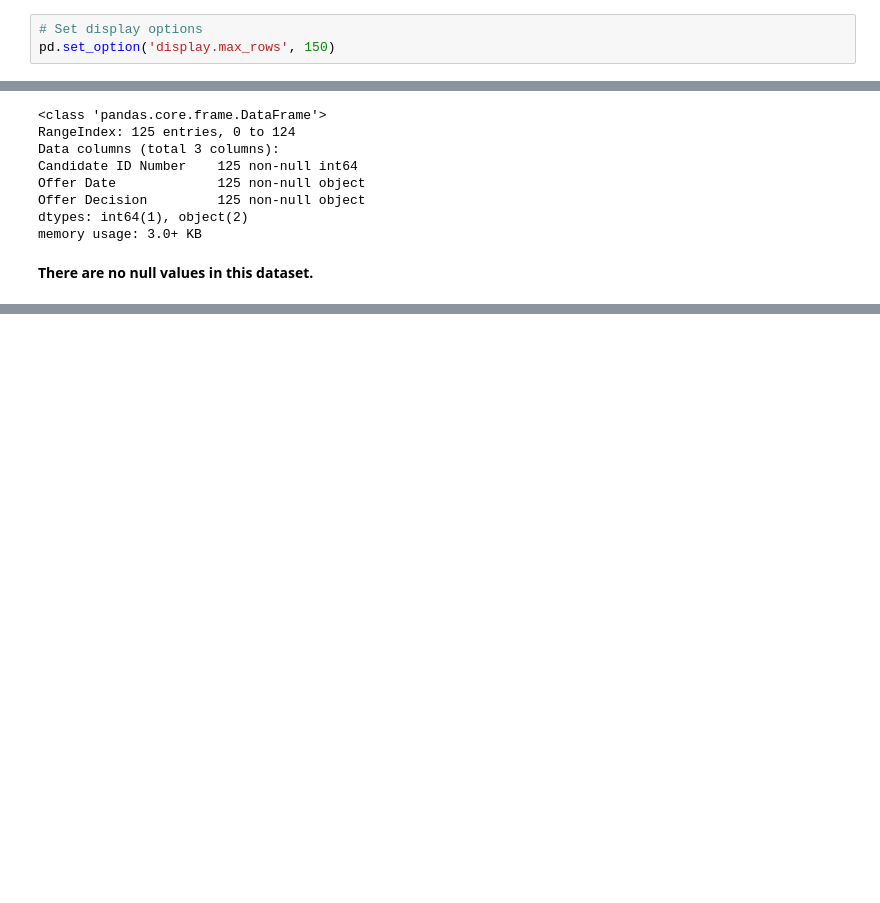
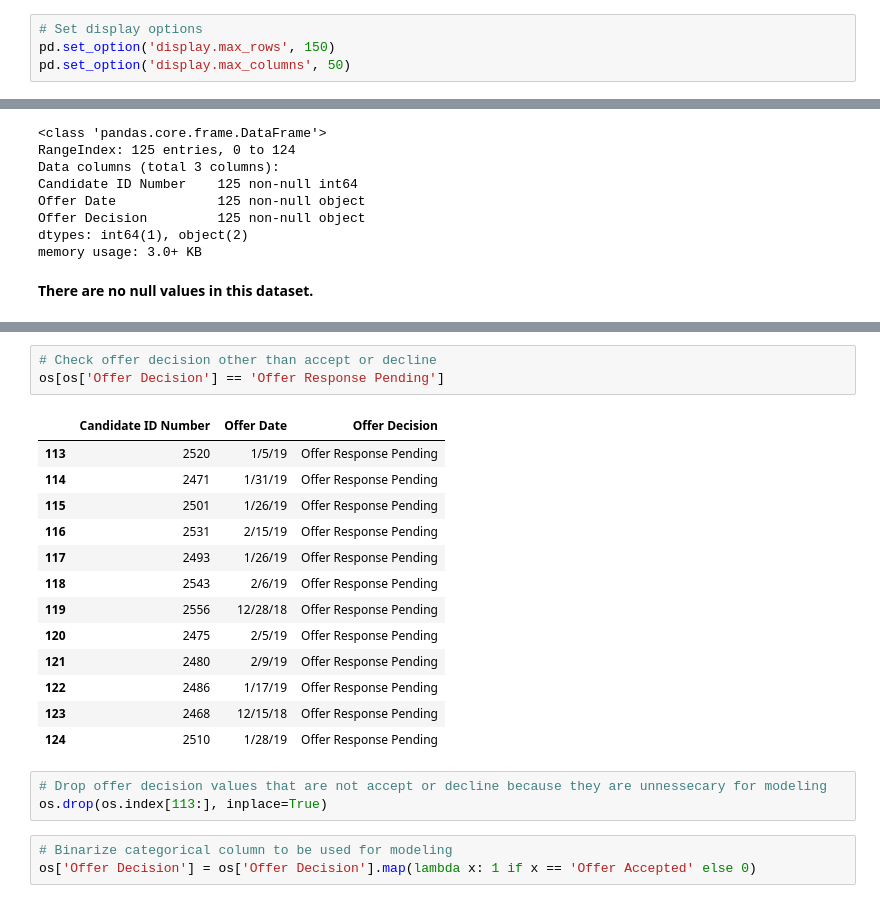
Before and after one commit to danhyunkim/HCAR-Analytics-Report, a Jupyter notebook: Human Capital Analytics and Reporting Case Study.ipynb, the cells around one changed output, grey strips where cells are left out. Cells and saved outputs as stored; diff of their text form; blank space fills up the shorter version.

```diff
--- a/Human Capital Analytics and Reporting Case Study.ipynb
+++ b/Human Capital Analytics and Reporting Case Study.ipynb
@@ -19,3 +17,4 @@ warnings.filterwarnings("ignore")
 # %%
 # Set display options
 pd.set_option('display.max_rows', 150)
+pd.set_option('display.max_columns', 50)
@@ -139,0 +258,23 @@ memory usage: 3.0+ KB
+# %%
+# Check offer decision other than accept or decline
+os[os['Offer Decision'] == 'Offer Response Pending']
+# %% [output]
+|  | Candidate ID Number | Offer Date | Offer Decision |
+| 113 | 2520 | 1/5/19 | Offer Response Pending |
+| 114 | 2471 | 1/31/19 | Offer Response Pending |
+| 115 | 2501 | 1/26/19 | Offer Response Pending |
+| 116 | 2531 | 2/15/19 | Offer Response Pending |
+| 117 | 2493 | 1/26/19 | Offer Response Pending |
+| 118 | 2543 | 2/6/19 | Offer Response Pending |
+| 119 | 2556 | 12/28/18 | Offer Response Pending |
+| 120 | 2475 | 2/5/19 | Offer Response Pending |
+| 121 | 2480 | 2/9/19 | Offer Response Pending |
+| 122 | 2486 | 1/17/19 | Offer Response Pending |
+| 123 | 2468 | 12/15/18 | Offer Response Pending |
+| 124 | 2510 | 1/28/19 | Offer Response Pending |
+# %%
+# Drop offer decision values that are not accept or decline because they are unnessecary for modeling
+os.drop(os.index[113:], inplace=True)
+# %%
+# Binarize categorical column to be used for modeling
+os['Offer Decision'] = os['Offer Decision'].map(lambda x: 1 if x == 'Offer Accepted' else 0)
```
Also changed, not shown: parts of 52 cells of this notebook.
